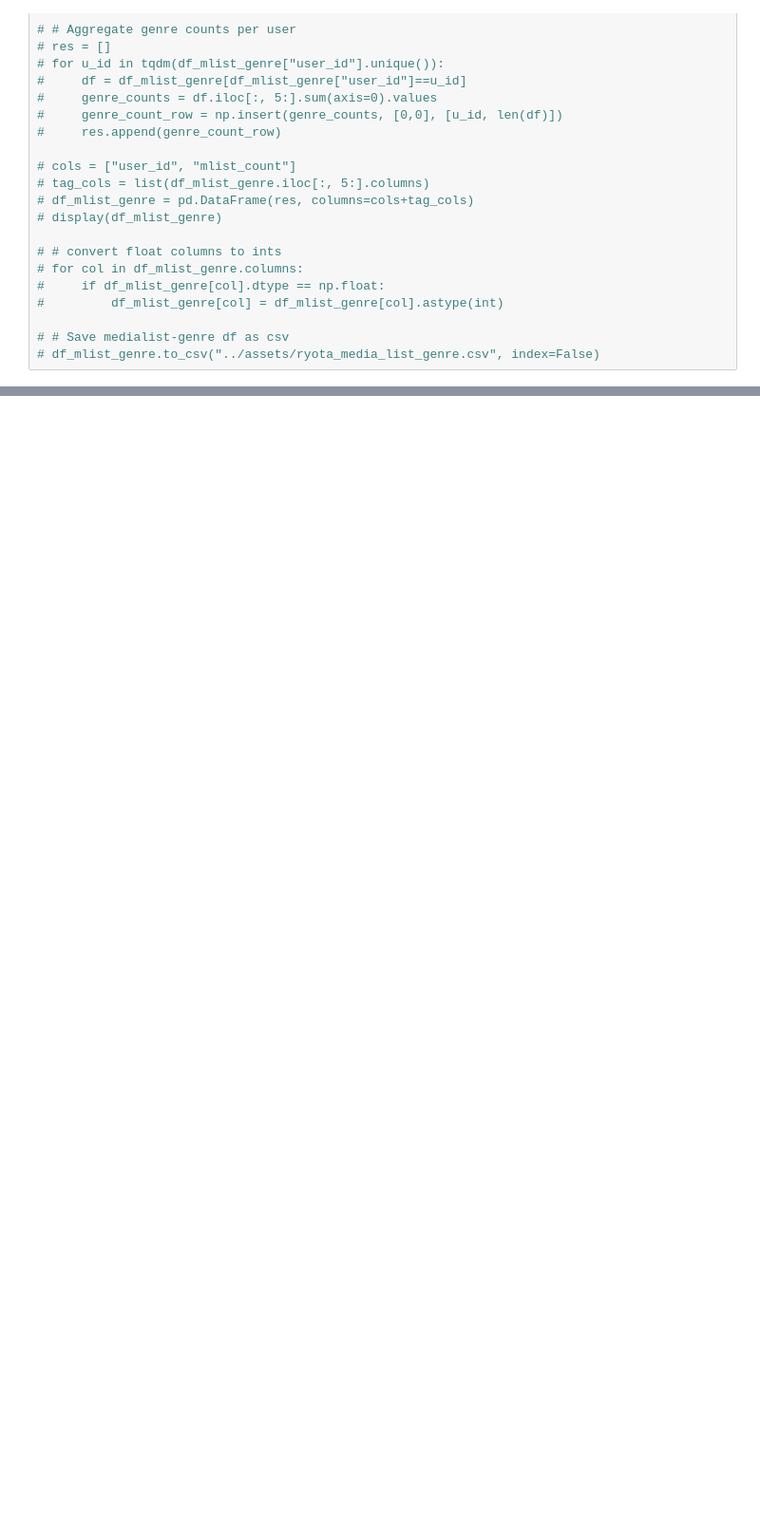
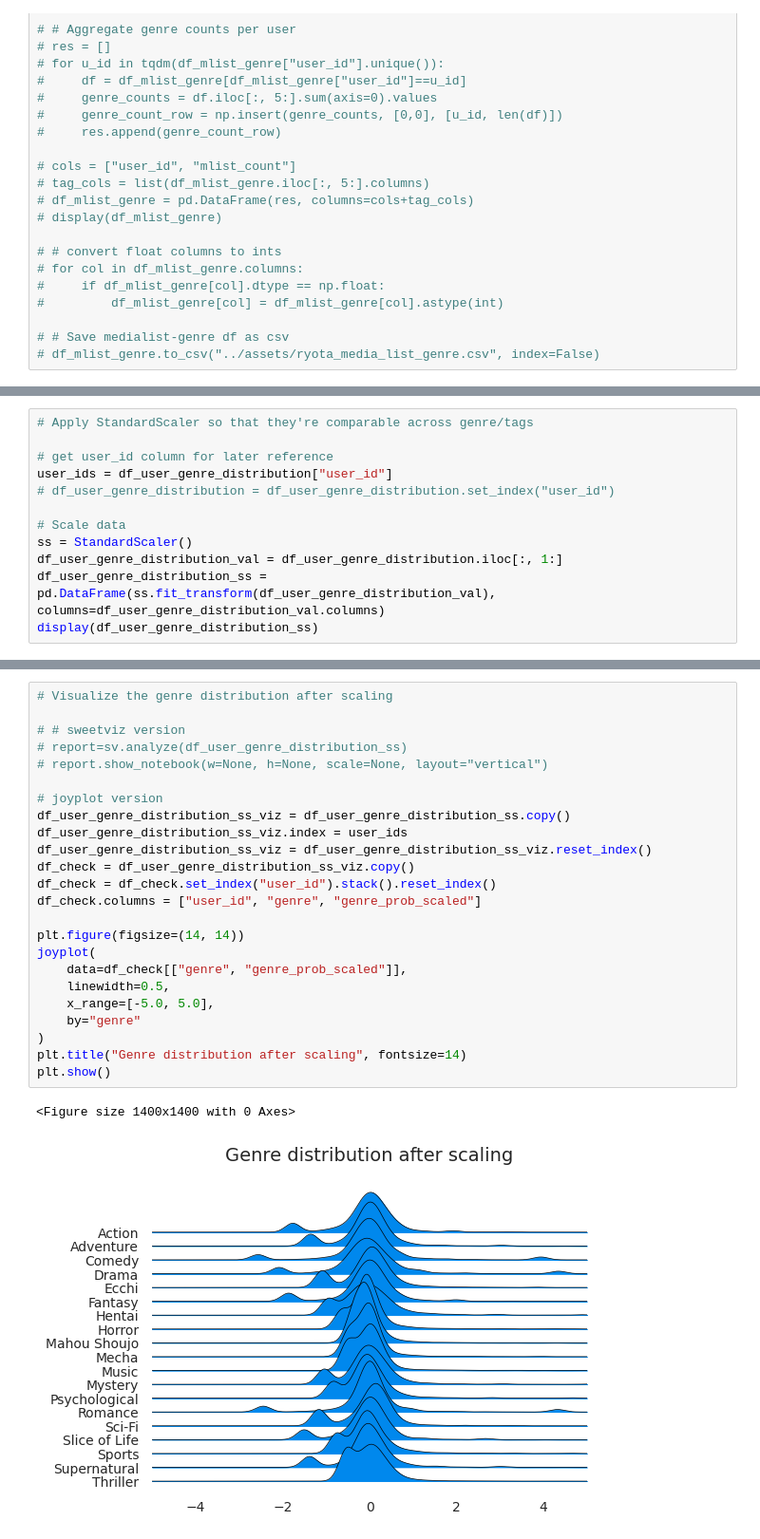
Before and after one commit to doyoung-umich/pj_otaku, a Jupyter notebook: Ryota/Structural analysis of user data.ipynb, the cells around one changed output, grey strips where cells are left out. Shown at 95% size. Cells and saved outputs as stored; diff of their text form; blank space fills up the shorter version.

```diff
--- a/Ryota/Structural analysis of user data.ipynb
+++ b/Ryota/Structural analysis of user data.ipynb
@@ -219,0 +296,12 @@ display(df_media_list_tags)
+# %%
+# Apply StandardScaler so that they're comparable across genre/tags
+
+# get user_id column for later reference
+user_ids = df_user_genre_distribution["user_id"]
+# df_user_genre_distribution = df_user_genre_distribution.set_index("user_id")
+
+# Scale data
+ss = StandardScaler()
+df_user_genre_distribution_val = df_user_genre_distribution.iloc[:, 1:]
+df_user_genre_distribution_ss = pd.DataFrame(ss.fit_transform(df_user_genre_distribution_val), columns=df_user_genre_distribution_val.columns)
+display(df_user_genre_distribution_ss)
@@ -219,0 +322,27 @@ display(df_media_list_tags)
+# %%
+# Visualize the genre distribution after scaling
+
+# # sweetviz version
+# report=sv.analyze(df_user_genre_distribution_ss)
+# report.show_notebook(w=None, h=None, scale=None, layout="vertical")
+
+# joyplot version
+df_user_genre_distribution_ss_viz = df_user_genre_distribution_ss.copy()
+df_user_genre_distribution_ss_viz.index = user_ids
+df_user_genre_distribution_ss_viz = df_user_genre_distribution_ss_viz.reset_index()
+df_check = df_user_genre_distribution_ss_viz.copy()
+df_check = df_check.set_index("user_id").stack().reset_index()
+df_check.columns = ["user_id", "genre", "genre_prob_scaled"]
+
+plt.figure(figsize=(14, 14))
+joyplot(
+    data=df_check[["genre", "genre_prob_scaled"]],
+    linewidth=0.5,
+    x_range=[-5.0, 5.0],
+    by="genre"
+)
+plt.title("Genre distribution after scaling", fontsize=14)
+plt.show()
+# %% [output]
+<Figure size 1400x1400 with 0 Axes>
+[figure, added]
```
Also changed, not shown: parts of 22 cells of this notebook.
